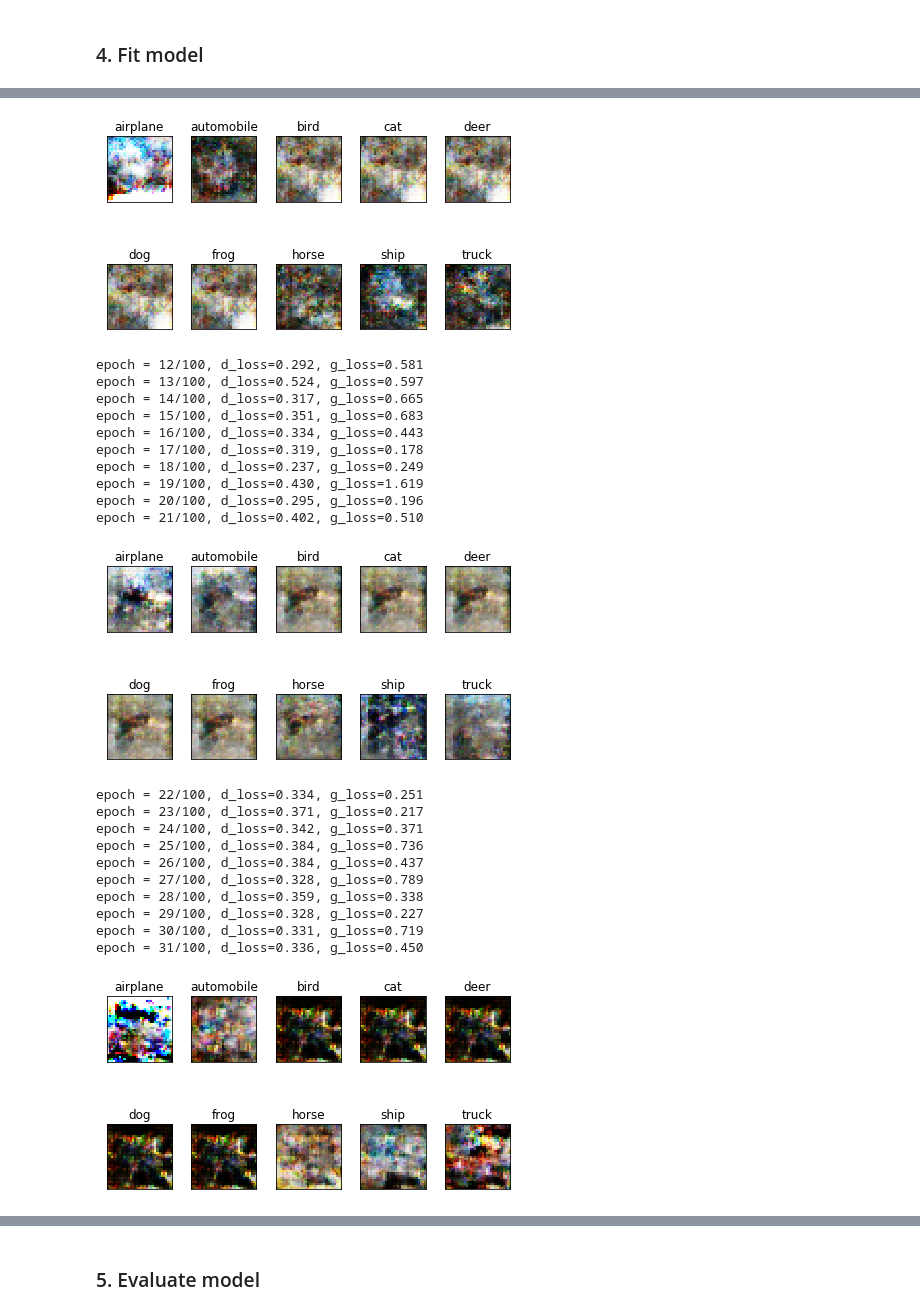
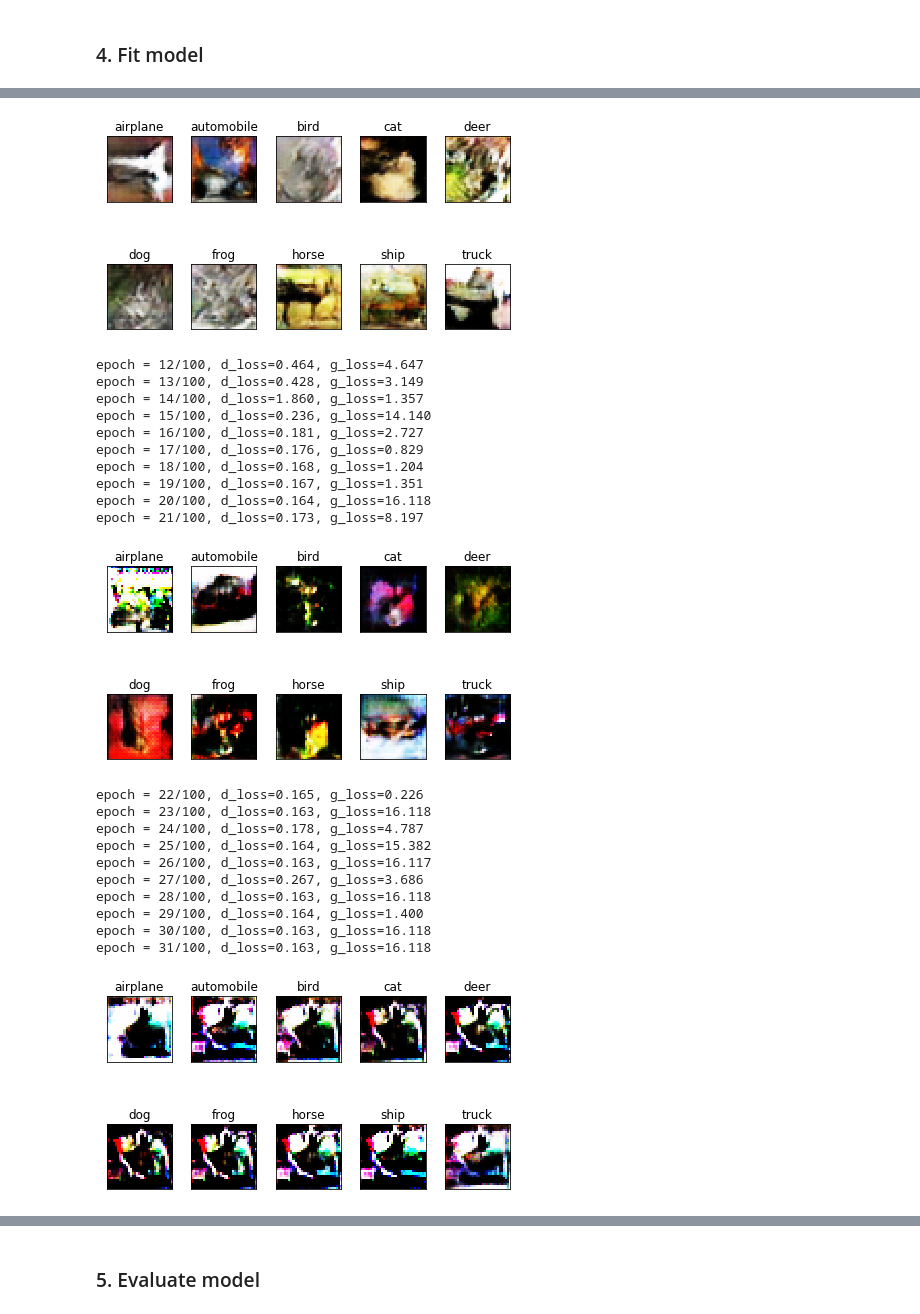
Before and after one commit to mafda/generative_adversarial_networks_101, a Jupyter notebook: src/03_CGAN_CIFAR10.ipynb, the cells around one changed output, grey strips where cells are left out. Cells and saved outputs as stored; diff of their text form; code cells hidden in the pictures.

Commit message:
update cgan model with cifar10 dataset, training with concatenate function

```diff
--- a/src/03_CGAN_CIFAR10.ipynb
+++ b/src/03_CGAN_CIFAR10.ipynb
@@ -393,23 +272,26 @@ ________________________________________________________________________________
 # %% [markdown]
 #### Compile discriminator
 # %%
-# Optimizer
-opt = Adam(lr=0.0002, beta_1=0.5)
-
-discriminator.compile(opt, loss='binary_crossentropy',
+# # Optimizer
+discriminator.compile(Adam(lr=0.0002, beta_1=0.5), loss='binary_crossentropy',
                       metrics=['binary_accuracy'])
 # %% [markdown]
 #### Combined network
 # %%
 discriminator.trainable = False
 
+# disc_condition_input = Input(shape=(10,))
+# gen_condition_input = Input(shape=(10,))
+
+label = Input(shape=(10,), name='label')
+z = Input(shape=(100,), name='z')
+
 fake_img = generator([z, label])
-fake_img_flat = Reshape((img_shape_flat, ))(fake_img)
-validity = discriminator([fake_img_flat, label])
+validity = discriminator([fake_img, label])
 
-d_g = Model([z, label], validity)
+d_g = Model([z, label], validity, name='adversarial')
 
-d_g.compile(opt, loss='binary_crossentropy',
+d_g.compile(Adam(lr=0.0004, beta_1=0.5), loss='binary_crossentropy',
             metrics=['binary_accuracy'])
 # %%
 # prints a summary representation of your model
@@ -438,8 +318,9 @@ ________________________________________________________________________________
 ### 4. Fit model
 # %%
 epochs = 100
-batch_size = 64
+batch_size = 32
 smooth = 0.1
+latent_dim = 100
 
 real = np.ones(shape=(batch_size, 1))
 fake = np.zeros(shape=(batch_size, 1))
@@ -455,17 +336,17 @@ for e in range(epochs + 1):
 
         # Real samples
         X_batch = X_train[i*batch_size:(i+1)*batch_size]
-        real_labels = y_train[i*batch_size:(i+1)*batch_size].reshape(-1, 1)
+        real_labels = to_categorical(y_train[i*batch_size:(i+1)*batch_size].reshape(-1, 1), num_classes=10)
 
-        d_loss_real = discriminator.train_on_batch(x=[X_batch.reshape(-1, 32*32*3), real_labels],
+        d_loss_real = discriminator.train_on_batch(x=[X_batch, real_labels],
                                                    y=real * (1 - smooth))
 
         # Fake Samples
         z = np.random.normal(loc=0, scale=1, size=(batch_size, latent_dim))
-        random_labels = np.random.randint(0, 10, batch_size).reshape(-1, 1)
+        random_labels = to_categorical(np.random.randint(0, 10, batch_size).reshape(-1, 1), num_classes=10)
         X_fake = generator.predict_on_batch([z, random_labels])
 
-        d_loss_fake = discriminator.train_on_batch(x=[X_fake.reshape(-1, 32*32*3), random_labels], y=fake)
+        d_loss_fake = discriminator.train_on_batch(x=[X_fake, random_labels], y=fake)
 
         # Discriminator loss
         d_loss_batch = 0.5 * (d_loss_real[0] + d_loss_fake[0])
@@ -474,7 +355,7 @@ for e in range(epochs + 1):
         discriminator.trainable = False
 
         z = np.random.normal(loc=0, scale=1, size=(batch_size, latent_dim))
-        random_labels = np.random.randint(0, 10, batch_size).reshape(-1, 1)
+        random_labels = to_categorical(np.random.randint(0, 10, batch_size).reshape(-1, 1), num_classes=10)
         d_g_loss_batch = d_g.train_on_batch(x=[z, random_labels], y=real)
 
         print(
@@ -490,7 +371,7 @@ for e in range(epochs + 1):
     if e % 10 == 0:
         samples = 10
         z = np.random.normal(loc=0, scale=1, size=(samples, latent_dim))
-        labels = np.arange(0, 10).reshape(-1, 1)
+        labels = to_categorical(np.arange(0, 10).reshape(-1, 1), num_classes=10)
 
         x_fake = generator.predict([z, labels])
         x_fake = np.clip(x_fake, -1, 1)
@@ -520,23 +401,23 @@ epoch = 11/100, d_loss=0.298, g_loss=0.133
-[figure, old version]
+[figure, new version]
-epoch = 12/100, d_loss=0.292, g_loss=0.581
-epoch = 13/100, d_loss=0.524, g_loss=0.597
-epoch = 14/100, d_loss=0.317, g_loss=0.665
-epoch = 15/100, d_loss=0.351, g_loss=0.683
-epoch = 16/100, d_loss=0.334, g_loss=0.443
-epoch = 17/100, d_loss=0.319, g_loss=0.178
-epoch = 18/100, d_loss=0.237, g_loss=0.249
-epoch = 19/100, d_loss=0.430, g_loss=1.619
-epoch = 20/100, d_loss=0.295, g_loss=0.196
-epoch = 21/100, d_loss=0.402, g_loss=0.510
+epoch = 12/100, d_loss=0.464, g_loss=4.647
+epoch = 13/100, d_loss=0.428, g_loss=3.149
+epoch = 14/100, d_loss=1.860, g_loss=1.357
+epoch = 15/100, d_loss=0.236, g_loss=14.140
+epoch = 16/100, d_loss=0.181, g_loss=2.727
+epoch = 17/100, d_loss=0.176, g_loss=0.829
+epoch = 18/100, d_loss=0.168, g_loss=1.204
+epoch = 19/100, d_loss=0.167, g_loss=1.351
+epoch = 20/100, d_loss=0.164, g_loss=16.118
+epoch = 21/100, d_loss=0.173, g_loss=8.197
-[figure, old version]
+[figure, new version]
-epoch = 22/100, d_loss=0.334, g_loss=0.251
-epoch = 23/100, d_loss=0.371, g_loss=0.217
-epoch = 24/100, d_loss=0.342, g_loss=0.371
-epoch = 25/100, d_loss=0.384, g_loss=0.736
-epoch = 26/100, d_loss=0.384, g_loss=0.437
-epoch = 27/100, d_loss=0.328, g_loss=0.789
-epoch = 28/100, d_loss=0.359, g_loss=0.338
-epoch = 29/100, d_loss=0.328, g_loss=0.227
-epoch = 30/100, d_loss=0.331, g_loss=0.719
-epoch = 31/100, d_loss=0.336, g_loss=0.450
+epoch = 22/100, d_loss=0.165, g_loss=0.226
+epoch = 23/100, d_loss=0.163, g_loss=16.118
+epoch = 24/100, d_loss=0.178, g_loss=4.787
+epoch = 25/100, d_loss=0.164, g_loss=15.382
+epoch = 26/100, d_loss=0.163, g_loss=16.117
+epoch = 27/100, d_loss=0.267, g_loss=3.686
+epoch = 28/100, d_loss=0.163, g_loss=16.118
+epoch = 29/100, d_loss=0.164, g_loss=1.400
+epoch = 30/100, d_loss=0.163, g_loss=16.118
+epoch = 31/100, d_loss=0.163, g_loss=16.118
-[figure, old version]
+[figure, new version]
```
Also changed, not shown: parts of 23 cells of this notebook.
